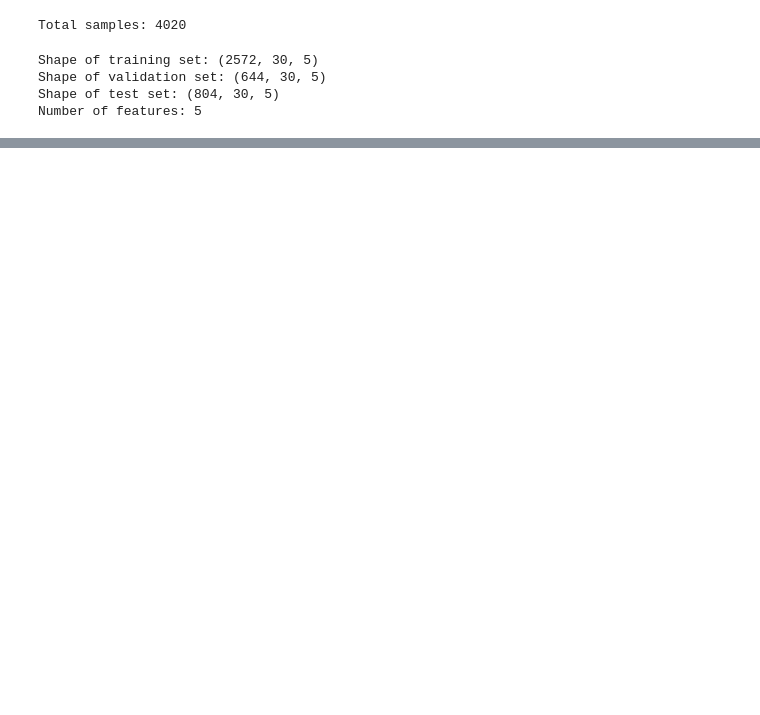
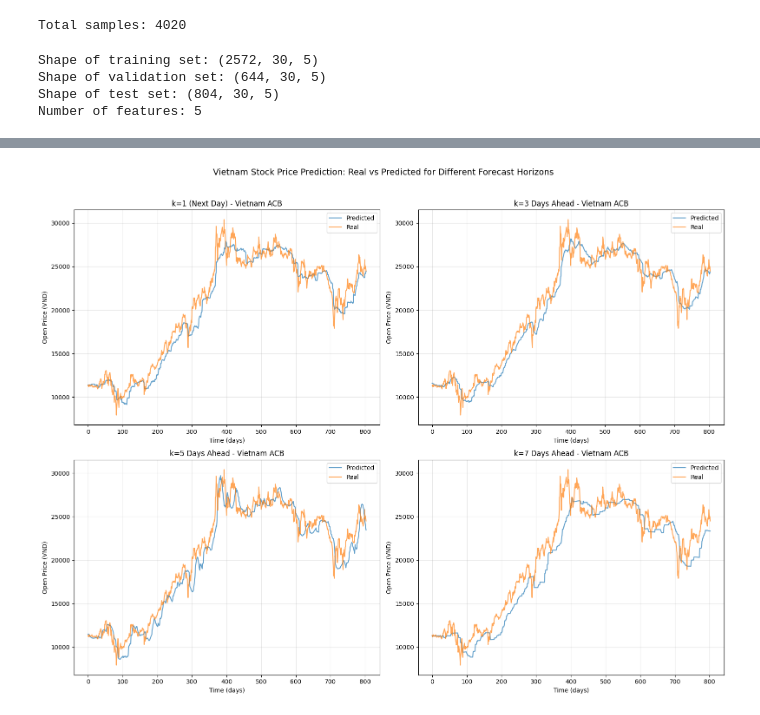
Before and after one commit to hoangminh2901/dl-final, a Jupyter notebook: 220027-project-notebook.ipynb, the cells around one changed output, grey strips where cells are left out. Saved outputs shown, nothing was run; the diff lists cells and outputs as text; code cells hidden in the pictures; blank space fills up the shorter version.

```diff
--- a/220027-project-notebook.ipynb
+++ b/220027-project-notebook.ipynb
@@ -686,0 +829,27 @@ Observation: MSE is higher for Vietnam market due to different market characteri
+# %%
+fig, axes = plt.subplots(2, 2, figsize=(16, 12))
+
+axes[0, 0].plot(y_pred_denorm_vn, label='Predicted', alpha=0.7)
+axes[0, 0].plot(y_test_vn, label='Real', alpha=0.7)
+axes[0, 0].set_title('k=1 (Next Day) - Vietnam ACB', fontsize=12)
+axes[0, 0].set_xlabel('Time (days)')
+axes[0, 0].set_ylabel('Open Price (VND)')
+axes[0, 0].legend()
+axes[0, 0].grid(alpha=0.3)
+
+for idx, k in enumerate([3, 5, 7]):
+    row = (idx + 1) // 2
+    col = (idx + 1) % 2
+    axes[row, col].plot(results_vn[k]['y_pred_denorm'], label='Predicted', alpha=0.7)
+    axes[row, col].plot(results_vn[k]['y_test'], label='Real', alpha=0.7)
+    axes[row, col].set_title(f'k={k} Days Ahead - Vietnam ACB', fontsize=12)
+    axes[row, col].set_xlabel('Time (days)')
+    axes[row, col].set_ylabel('Open Price (VND)')
+    axes[row, col].legend()
+    axes[row, col].grid(alpha=0.3)
+
+plt.suptitle('Vietnam Stock Price Prediction: Real vs Predicted for Different Forecast Horizons', fontsize=14, y=1.02)
+plt.tight_layout()
+plt.show()
+# %% [output]
+[figure, added]
```
Also changed, not shown: parts of 21 cells of this notebook.
